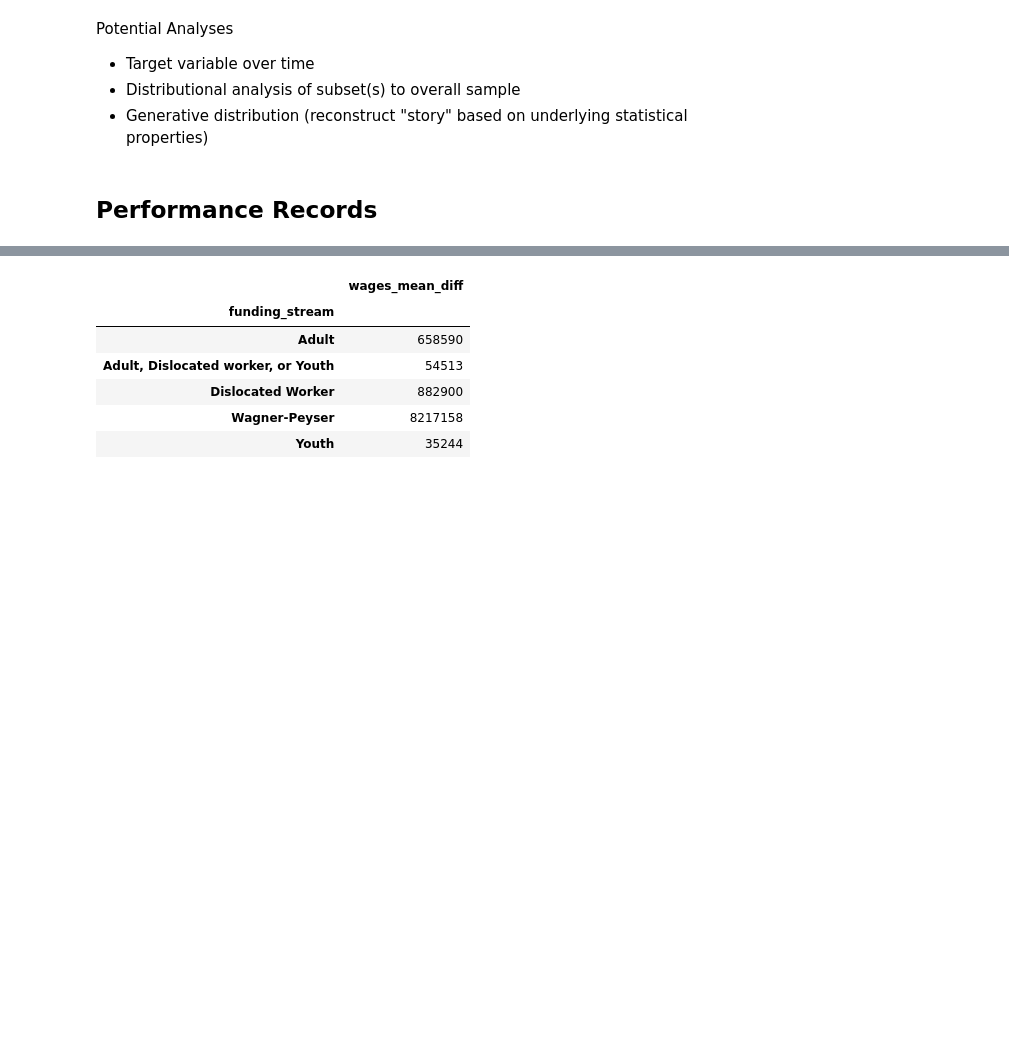
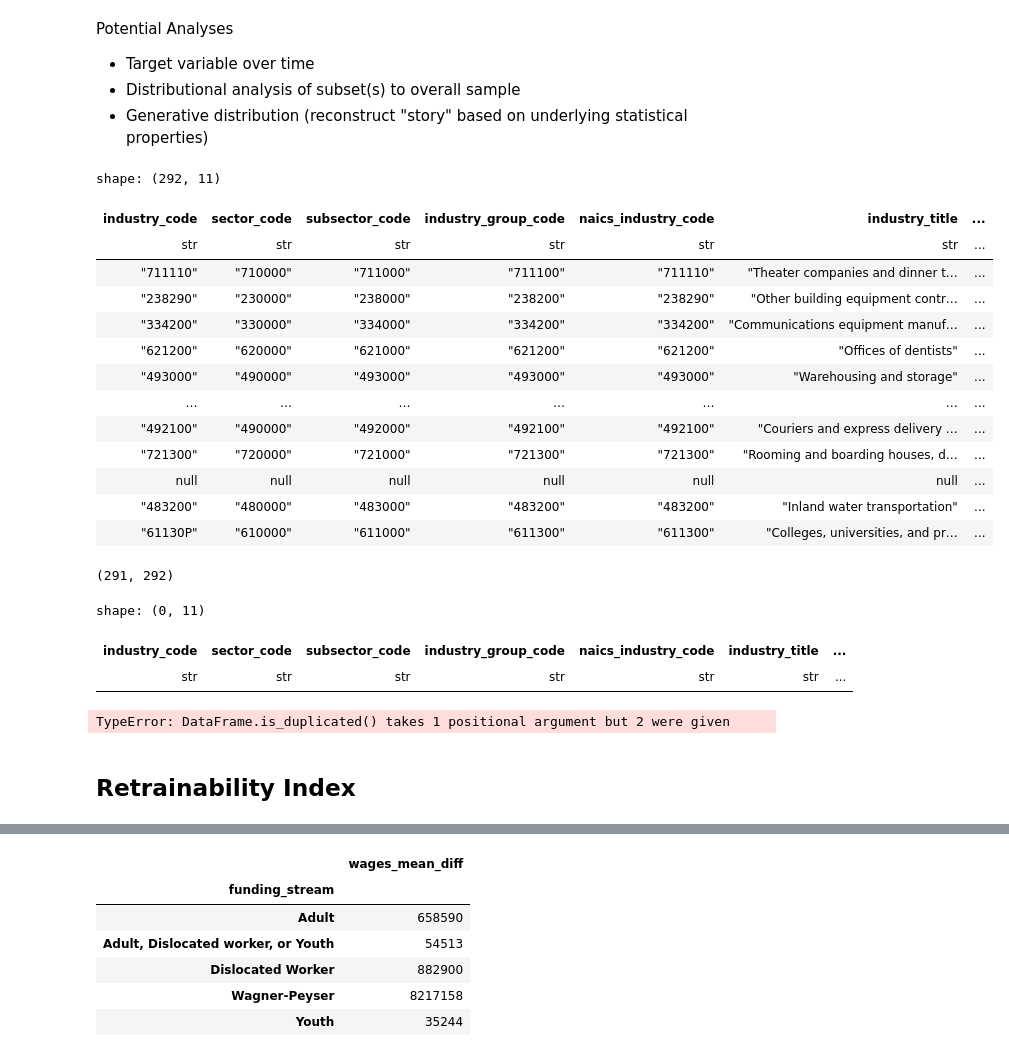
Before and after one commit to jcanedy/retrainability-index, a Jupyter notebook: notebooks/analyze_index_data.ipynb, the cells around one changed output, grey strips where cells are left out. Saved outputs shown, nothing was run; the diff lists cells and outputs as text; code cells hidden in the pictures; blank space fills up the shorter version.

```diff
--- a/notebooks/analyze_index_data.ipynb
+++ b/notebooks/analyze_index_data.ipynb
@@ -12,5 +12,42 @@ import pandas as pd
 import seaborn as sns
 import numpy as np
 from scipy import stats
-# %% [markdown]
-## Performance Records
+# %%
+df = pl.read_parquet("../data/processed/routine_task_intensity/routine_task_intensity_industry.parquet")
+# %%
+df
+# %% [output]
+shape: (292, 11)
+| industry_code | sector_code | subsector_code | industry_group_code | naics_industry_code | industry_title | ... |
+| str | str | str | str | str | str | ... |
+| "711110" | "710000" | "711000" | "711100" | "711110" | "Theater companies and dinner t… | ... |
+| "238290" | "230000" | "238000" | "238200" | "238290" | "Other building equipment contr… | ... |
+| "334200" | "330000" | "334000" | "334200" | "334200" | "Communications equipment manuf… | ... |
+| "621200" | "620000" | "621000" | "621200" | "621200" | "Offices of dentists" | ... |
+| "493000" | "490000" | "493000" | "493000" | "493000" | "Warehousing and storage" | ... |
+| … | … | … | … | … | … | ... |
+| "492100" | "490000" | "492000" | "492100" | "492100" | "Couriers and express delivery … | ... |
+| "721300" | "720000" | "721000" | "721300" | "721300" | "Rooming and boarding houses, d… | ... |
+| null | null | null | null | null | null | ... |
+| "483200" | "480000" | "483000" | "483200" | "483200" | "Inland water transportation" | ... |
+| "61130P" | "610000" | "611000" | "611300" | "611300" | "Colleges, universities, and pr… | ... |
+# %%
+df["industry_code"].count(), df["industry_code"].n_unique()
+# %% [output]
+(291, 292)
+# %%
+df.filter(
+    df["industry_code"].is_duplicated()
+)
+# %% [output]
+shape: (0, 11)
+| industry_code | sector_code | subsector_code | industry_group_code | naics_industry_code | industry_title | ... |
+| str | str | str | str | str | str | ... |
+# %%
+df.filter(
+
+).sort(["workforce_board_code"])
+# %% [output]
+TypeError: DataFrame.is_duplicated() takes 1 positional argument but 2 were given
+# %% [markdown]
+## Retrainability Index
```
Also changed, not shown: parts of 13 cells of this notebook, 11 other files.
